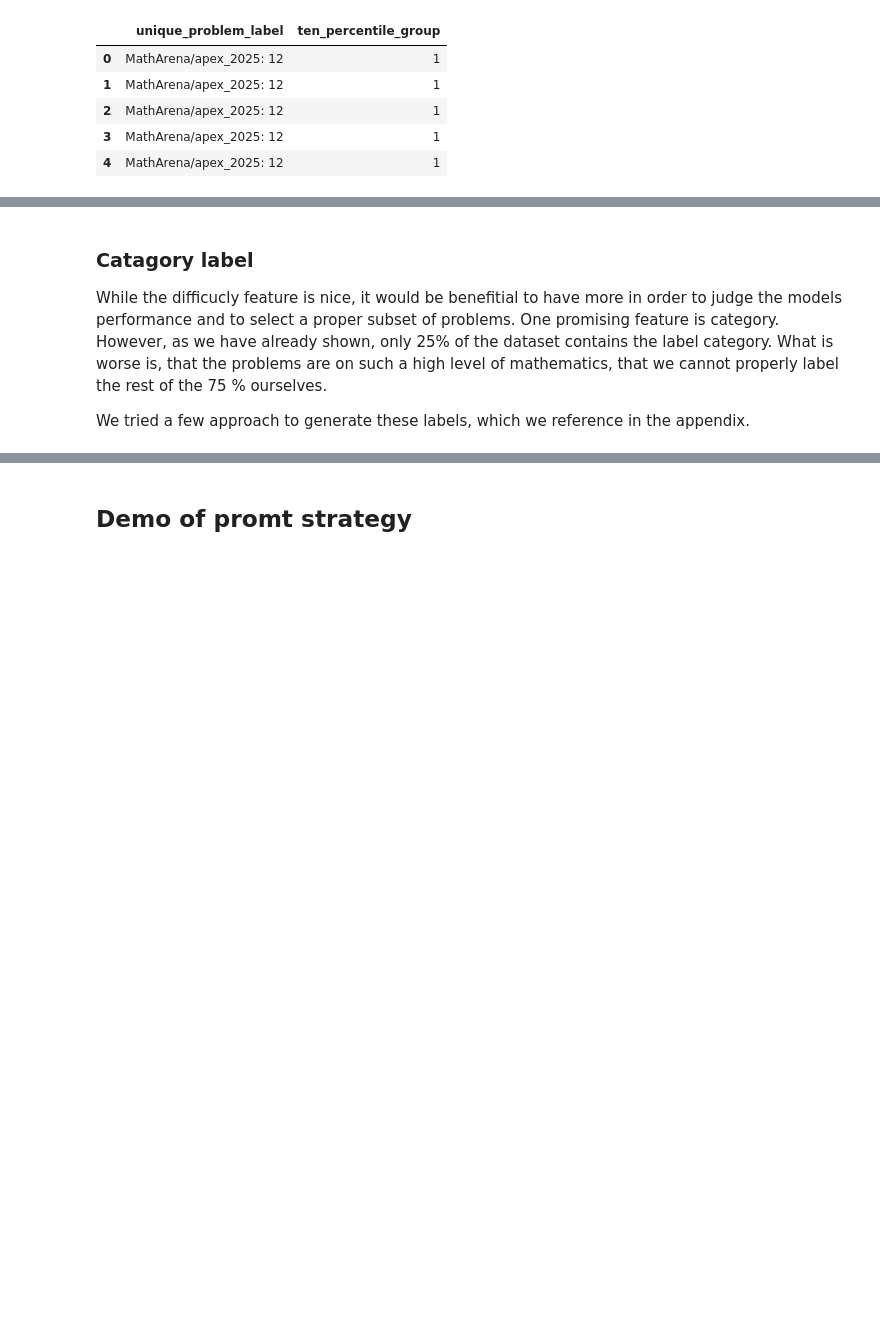
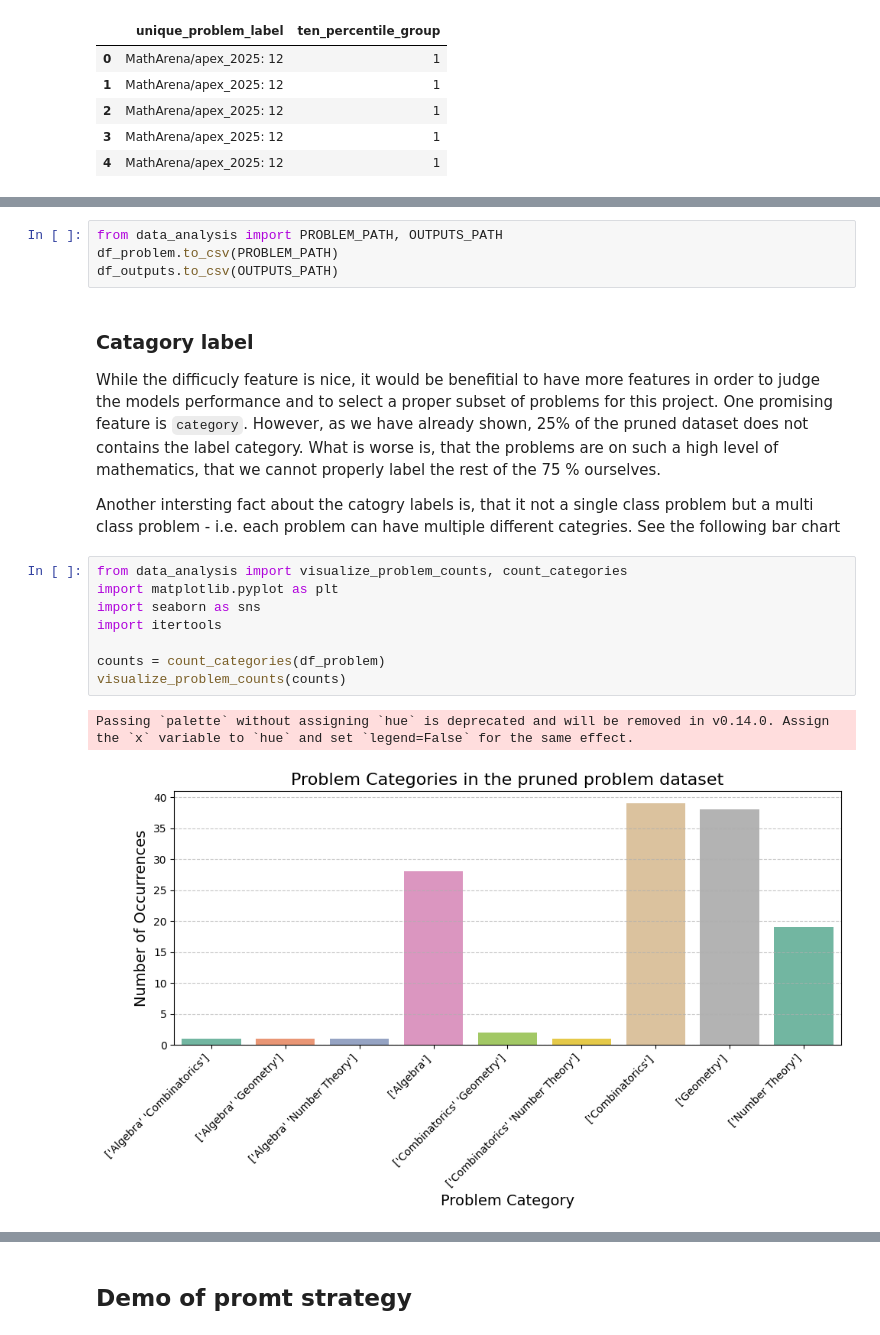
Before and after one commit to au-nlp/project-milestone-p2-group15, a Jupyter notebook: main.ipynb, the cells around one changed output, grey strips where cells are left out. Cells and saved outputs as stored; diff of their text form; blank space fills up the shorter version.

```diff
--- a/main.ipynb
+++ b/main.ipynb
@@ -253,5 +264,20 @@ df_outputs.head(5)[["unique_problem_label", "ten_percentile_group"]]
+# %%
+from data_analysis import PROBLEM_PATH, OUTPUTS_PATH
+df_problem.to_csv(PROBLEM_PATH)
+df_outputs.to_csv(OUTPUTS_PATH)
 # %% [markdown]
 ### Catagory label
-While the difficucly feature is nice, it would be benefitial to have more in order to judge the models performance and to select a proper subset of problems. One promising feature is category. However, as we have already shown, only 25% of the dataset contains the label category. What is worse is, that the problems are on such a high level of mathematics, that we cannot properly label the rest of the 75 % ourselves.
+While the difficucly feature is nice, it would be benefitial to have more features in order to judge the models performance and to select a proper subset of problems for this project. One promising feature is `category`. However, as we have already shown, 25% of the pruned dataset does not contains the label category. What is worse is, that the problems are on such a high level of mathematics, that we cannot properly label the rest of the 75 % ourselves.
 
-We tried a few approach to generate these labels, which we reference in the appendix.
+Another intersting fact about the catogry labels is, that it not a single class problem but a multi class problem - i.e. each problem can have multiple different categries. See the following bar chart
+# %%
+from data_analysis import visualize_problem_counts, count_categories
+import matplotlib.pyplot as plt
+import seaborn as sns
+import itertools
+
+counts = count_categories(df_problem)
+visualize_problem_counts(counts)
+# %% [output]
+Passing `palette` without assigning `hue` is deprecated and will be removed in v0.14.0. Assign the `x` variable to `hue` and set `legend=False` for the same effect.
+[figure, added]
```
Also changed, not shown: parts of 26 cells of this notebook, 10 other files.
